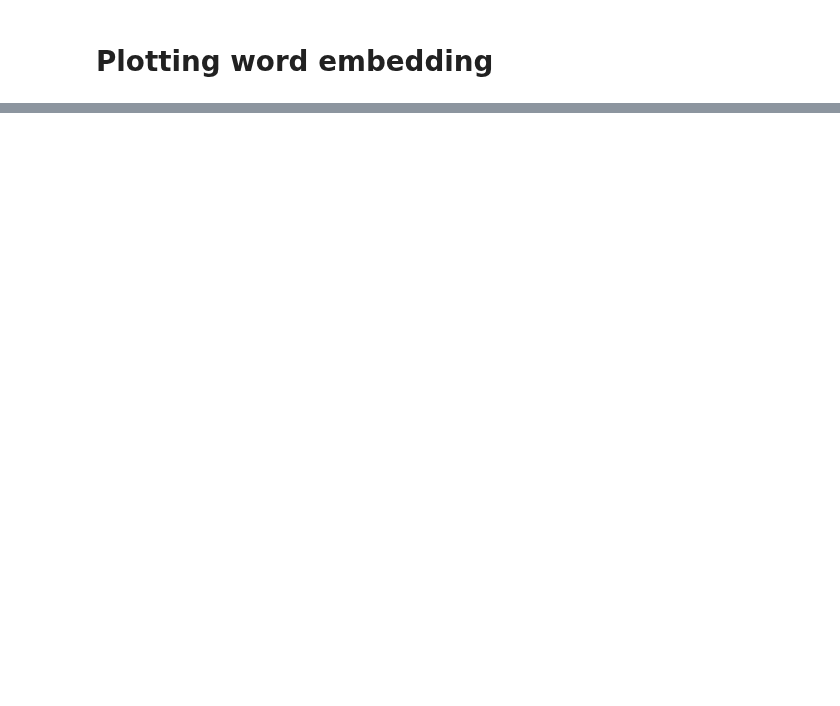
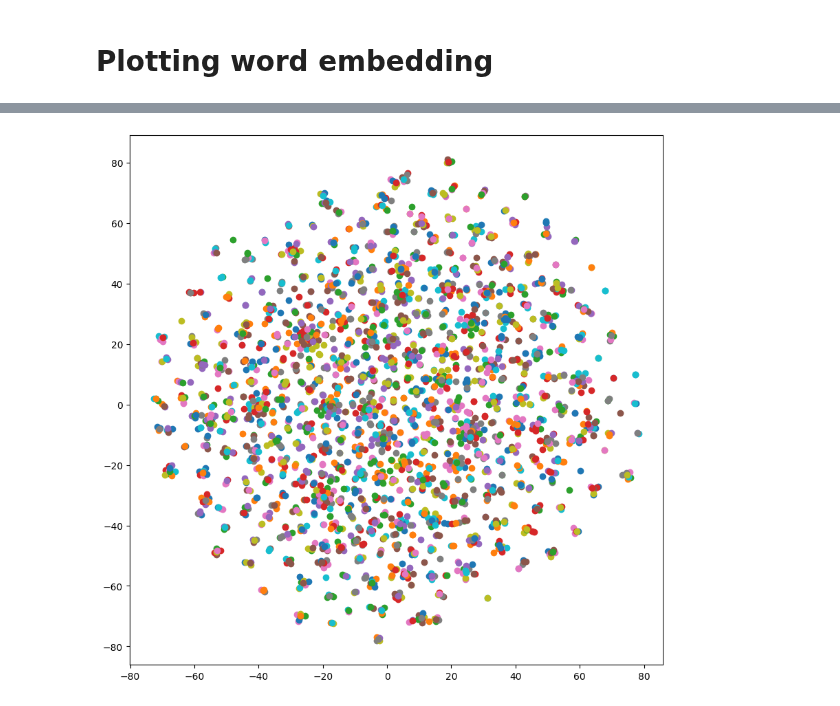
Before and after one commit to alex-smith-uwec/CS491, a Jupyter notebook: word2vec.ipynb, the cells around one changed output, grey strips where cells are left out. Saved outputs shown, nothing was run; the diff lists cells and outputs as text; code cells hidden in the pictures; blank space fills up the shorter version.

```diff
--- a/word2vec.ipynb
+++ b/word2vec.ipynb
@@ -155,0 +138,28 @@ plt.show()
+# %%
+import numpy as np
+import matplotlib.pyplot as plt
+from sklearn.manifold import TSNE
+
+# Assuming 'word_vectors' is your list or array of vectors
+# and 'words' is the list of words corresponding to each vector
+word_vectors_matrix = np.array(word_vectors)
+
+# Initialize and fit t-SNE, you can adjust parameters like perplexity as needed
+tsne = TSNE(n_components=2, perplexity=3, random_state=0)
+word_vectors_2d = tsne.fit_transform(word_vectors_matrix)
+
+# Plotting
+plt.figure(figsize=(10, 10))
+
+# Iterate over both words and vectors
+for vec, word in zip(word_vectors_2d, words):
+    plt.scatter(vec[0], vec[1])
+    # plt.text(vec[0]+0.00, vec[1]+0.02, word, fontsize=9)  # Adjust text position if necessary
+
+# Optional: set limits if you want to zoom in, can be helpful if points overlap too much
+# plt.xlim(x_min, x_max)
+# plt.ylim(y_min, y_max)
+
+plt.show()
+# %% [output]
+[figure, added]
```
Also changed, not shown: parts of 9 cells of this notebook.
